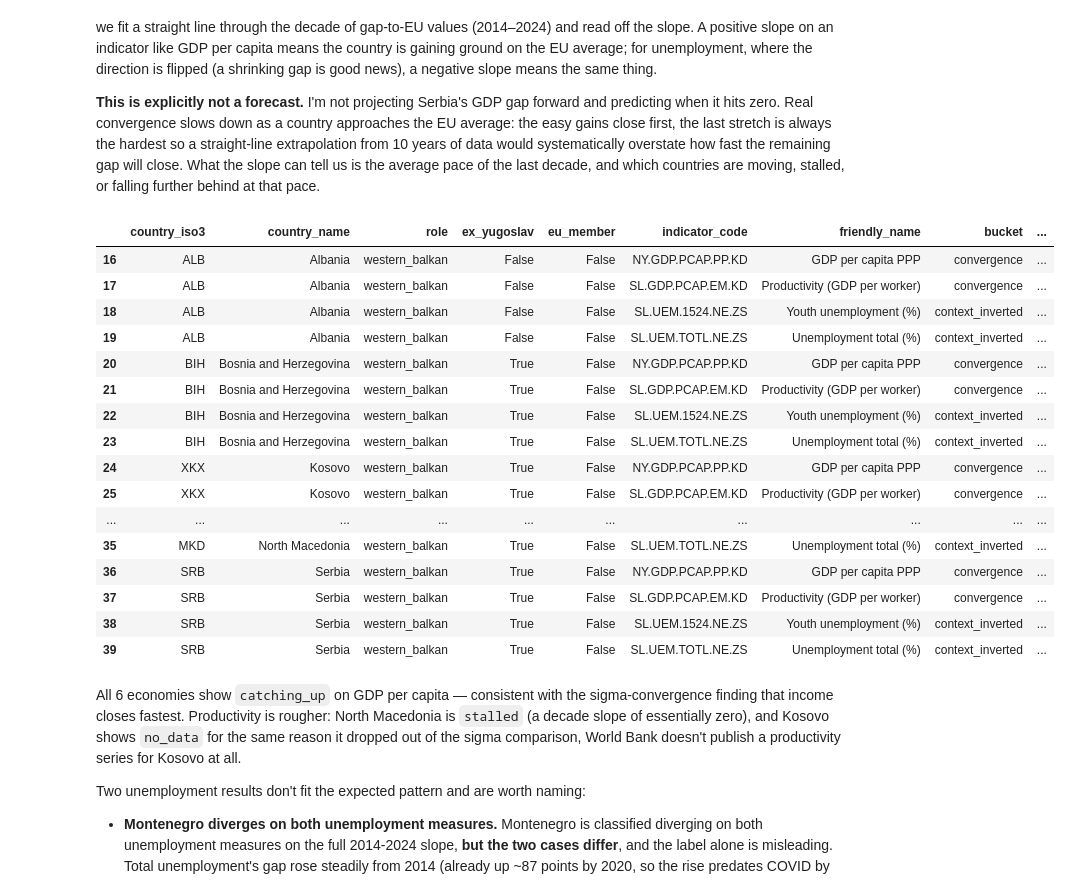
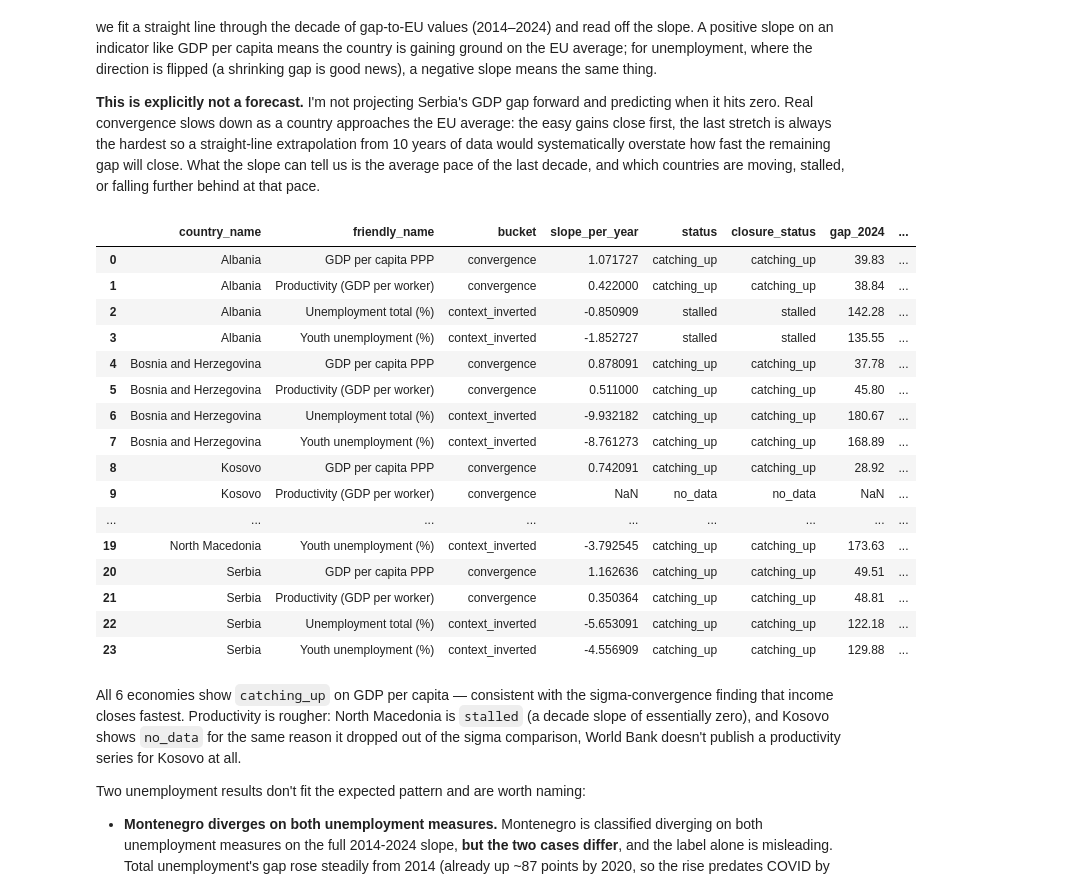
Before and after one commit to vesnamal/western-balkans-eu-convergence, a Jupyter notebook: notebooks/01_analysis.ipynb, the cells around one changed output. Cells and saved outputs as stored; diff of their text form; code cells hidden in the pictures.

Commit message:
Clean up notebook: dedupe ytc_all_df load and WB_SIX, move engine.dispose to end, guard bucket_years, trim summary table columns

```diff
--- a/notebooks/01_analysis.ipynb
+++ b/notebooks/01_analysis.ipynb
@@ -575,27 +574,35 @@ stretch is always the hardest so a straight-line extrapolation from 10 years of
 # %%
 # Years-to-close: summary table for the Western Balkan 6
 # (comparator tier is Tableau-only; not duplicated here)
-
-years_to_close_df = ytc_all_df[ytc_all_df['role'] == 'western_balkan'].copy()
+_display_cols = [
+    'country_name', 'friendly_name', 'bucket',
+    'slope_per_year', 'status', 'closure_status',
+    'gap_2024', 'years_to_close',
+]
+years_to_close_df = (
+    ytc_all_df[ytc_all_df['role'] == 'western_balkan'][_display_cols]
+    .sort_values(['country_name', 'friendly_name'])
+    .reset_index(drop=True)
+)
 years_to_close_df
 # %% [output]
-|  | country_iso3 | country_name | role | ex_yugoslav | eu_member | indicator_code | friendly_name | bucket | ... |
-| 16 | ALB | Albania | western_balkan | False | False | NY.GDP.PCAP.PP.KD | GDP per capita PPP | convergence | ... |
-| 17 | ALB | Albania | western_balkan | False | False | SL.GDP.PCAP.EM.KD | Productivity (GDP per worker) | convergence | ... |
-| 18 | ALB | Albania | western_balkan | False | False | SL.UEM.1524.NE.ZS | Youth unemployment (%) | context_inverted | ... |
-| 19 | ALB | Albania | western_balkan | False | False | SL.UEM.TOTL.NE.ZS | Unemployment total (%) | context_inverted | ... |
-| 20 | BIH | Bosnia and Herzegovina | western_balkan | True | False | NY.GDP.PCAP.PP.KD | GDP per capita PPP | convergence | ... |
-| 21 | BIH | Bosnia and Herzegovina | western_balkan | True | False | SL.GDP.PCAP.EM.KD | Productivity (GDP per worker) | convergence | ... |
-| 22 | BIH | Bosnia and Herzegovina | western_balkan | True | False | SL.UEM.1524.NE.ZS | Youth unemployment (%) | context_inverted | ... |
-| 23 | BIH | Bosnia and Herzegovina | western_balkan | True | False | SL.UEM.TOTL.NE.ZS | Unemployment total (%) | context_inverted | ... |
-| 24 | XKX | Kosovo | western_balkan | True | False | NY.GDP.PCAP.PP.KD | GDP per capita PPP | convergence | ... |
-| 25 | XKX | Kosovo | western_balkan | True | False | SL.GDP.PCAP.EM.KD | Productivity (GDP per worker) | convergence | ... |
-| ... | ... | ... | ... | ... | ... | ... | ... | ... | ... |
-| 35 | MKD | North Macedonia | western_balkan | True | False | SL.UEM.TOTL.NE.ZS | Unemployment total (%) | context_inverted | ... |
-| 36 | SRB | Serbia | western_balkan | True | False | NY.GDP.PCAP.PP.KD | GDP per capita PPP | convergence | ... |
-| 37 | SRB | Serbia | western_balkan | True | False | SL.GDP.PCAP.EM.KD | Productivity (GDP per worker) | convergence | ... |
-| 38 | SRB | Serbia | western_balkan | True | False | SL.UEM.1524.NE.ZS | Youth unemployment (%) | context_inverted | ... |
-| 39 | SRB | Serbia | western_balkan | True | False | SL.UEM.TOTL.NE.ZS | Unemployment total (%) | context_inverted | ... |
+|  | country_name | friendly_name | bucket | slope_per_year | status | closure_status | gap_2024 | ... |
+| 0 | Albania | GDP per capita PPP | convergence | 1.071727 | catching_up | catching_up | 39.83 | ... |
+| 1 | Albania | Productivity (GDP per worker) | convergence | 0.422000 | catching_up | catching_up | 38.84 | ... |
+| 2 | Albania | Unemployment total (%) | context_inverted | -0.850909 | stalled | stalled | 142.28 | ... |
+| 3 | Albania | Youth unemployment (%) | context_inverted | -1.852727 | stalled | stalled | 135.55 | ... |
+| 4 | Bosnia and Herzegovina | GDP per capita PPP | convergence | 0.878091 | catching_up | catching_up | 37.78 | ... |
+| 5 | Bosnia and Herzegovina | Productivity (GDP per worker) | convergence | 0.511000 | catching_up | catching_up | 45.80 | ... |
+| 6 | Bosnia and Herzegovina | Unemployment total (%) | context_inverted | -9.932182 | catching_up | catching_up | 180.67 | ... |
+| 7 | Bosnia and Herzegovina | Youth unemployment (%) | context_inverted | -8.761273 | catching_up | catching_up | 168.89 | ... |
+| 8 | Kosovo | GDP per capita PPP | convergence | 0.742091 | catching_up | catching_up | 28.92 | ... |
+| 9 | Kosovo | Productivity (GDP per worker) | convergence | NaN | no_data | no_data | NaN | ... |
+| ... | ... | ... | ... | ... | ... | ... | ... | ... |
+| 19 | North Macedonia | Youth unemployment (%) | context_inverted | -3.792545 | catching_up | catching_up | 173.63 | ... |
+| 20 | Serbia | GDP per capita PPP | convergence | 1.162636 | catching_up | catching_up | 49.51 | ... |
+| 21 | Serbia | Productivity (GDP per worker) | convergence | 0.350364 | catching_up | catching_up | 48.81 | ... |
+| 22 | Serbia | Unemployment total (%) | context_inverted | -5.653091 | catching_up | catching_up | 122.18 | ... |
+| 23 | Serbia | Youth unemployment (%) | context_inverted | -4.556909 | catching_up | catching_up | 129.88 | ... |
 # %% [markdown]
 All 6 economies  show `catching_up` on GDP per capita — consistent with the sigma-convergence finding that income closes fastest. Productivity is rougher: North Macedonia is `stalled` (a decade slope of essentially zero), and Kosovo
 shows `no_data` for the same reason it dropped out of the sigma comparison, World Bank doesn't publish a productivity series for Kosovo at all.
```
Also changed, not shown: parts of 7 cells of this notebook.
